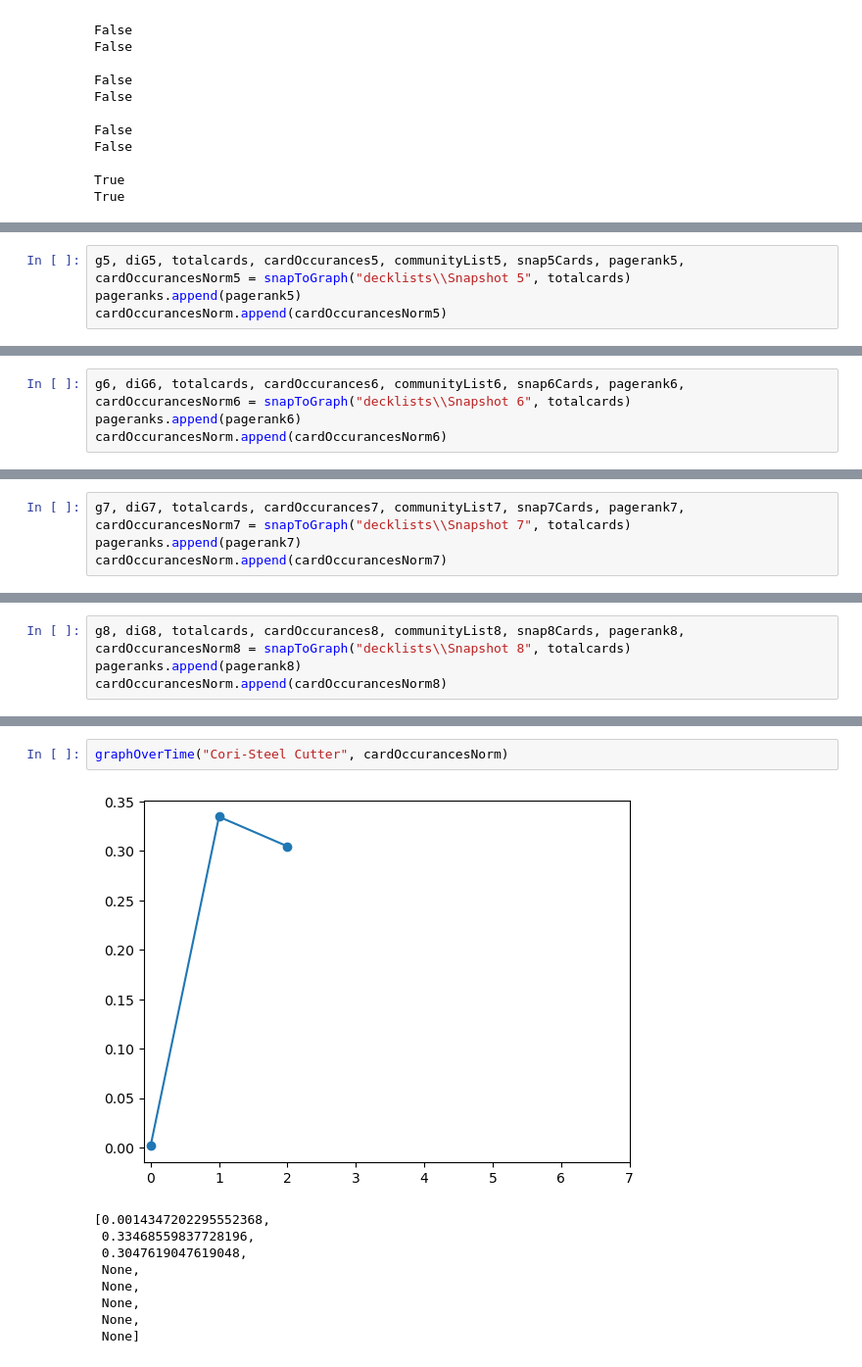
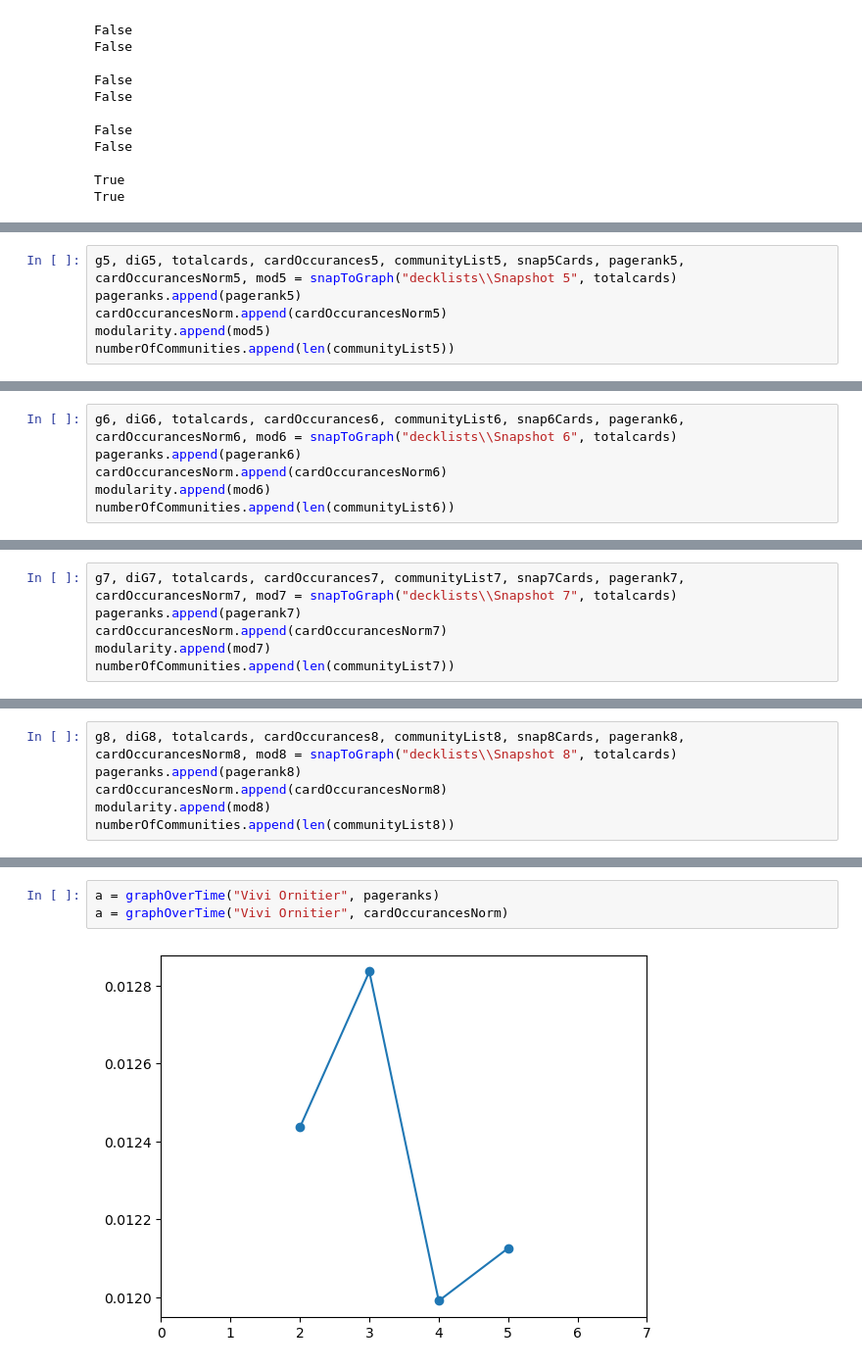
Before and after one commit to Liam-Caffrey/Capstone-Project, a Jupyter notebook: CapstoneProject.ipynb, the cells around one changed output, grey strips where cells are left out. Shown at 98% size. Drawn from its saved outputs; the diff is of its cells as text.

Commit message:
Add files via upload
implemented specific card cross snapshot tracking.
implemented basic reccomender

```diff
--- a/CapstoneProject.ipynb
+++ b/CapstoneProject.ipynb
@@ -786,7 +909,9 @@ Average degree                           :  27.252955082742318
 # %%
-g5, diG5, totalcards, cardOccurances5, communityList5, snap5Cards, pagerank5, cardOccurancesNorm5 = snapToGraph("decklists\\Snapshot 5", totalcards)
+g5, diG5, totalcards, cardOccurances5, communityList5, snap5Cards, pagerank5, cardOccurancesNorm5, mod5 = snapToGraph("decklists\\Snapshot 5", totalcards)
 pageranks.append(pagerank5)
 cardOccurancesNorm.append(cardOccurancesNorm5)
+modularity.append(mod5)
+numberOfCommunities.append(len(communityList5))
 # %% [output]
 -- Statisitcs --
    Snapshot               : decklists\Snapshot 5
@@ -808,7 +933,9 @@ Average degree                           :  20.407582938388625
 # %%
-g6, diG6, totalcards, cardOccurances6, communityList6, snap6Cards, pagerank6, cardOccurancesNorm6 = snapToGraph("decklists\\Snapshot 6", totalcards)
+g6, diG6, totalcards, cardOccurances6, communityList6, snap6Cards, pagerank6, cardOccurancesNorm6, mod6 = snapToGraph("decklists\\Snapshot 6", totalcards)
 pageranks.append(pagerank6)
 cardOccurancesNorm.append(cardOccurancesNorm6)
+modularity.append(mod6)
+numberOfCommunities.append(len(communityList6))
 # %% [output]
 -- Statisitcs --
    Snapshot               : decklists\Snapshot 6
@@ -830,7 +957,9 @@ Average degree                           :  24.275071633237822
 # %%
-g7, diG7, totalcards, cardOccurances7, communityList7, snap7Cards, pagerank7, cardOccurancesNorm7 = snapToGraph("decklists\\Snapshot 7", totalcards)
+g7, diG7, totalcards, cardOccurances7, communityList7, snap7Cards, pagerank7, cardOccurancesNorm7, mod7 = snapToGraph("decklists\\Snapshot 7", totalcards)
 pageranks.append(pagerank7)
 cardOccurancesNorm.append(cardOccurancesNorm7)
+modularity.append(mod7)
+numberOfCommunities.append(len(communityList7))
 # %% [output]
 -- Statisitcs --
    Snapshot               : decklists\Snapshot 7
@@ -852,7 +981,9 @@ Average degree                           :  33.31679389312977
 # %%
-g8, diG8, totalcards, cardOccurances8, communityList8, snap8Cards, pagerank8, cardOccurancesNorm8 = snapToGraph("decklists\\Snapshot 8", totalcards)
+g8, diG8, totalcards, cardOccurances8, communityList8, snap8Cards, pagerank8, cardOccurancesNorm8, mod8 = snapToGraph("decklists\\Snapshot 8", totalcards)
 pageranks.append(pagerank8)
 cardOccurancesNorm.append(cardOccurancesNorm8)
+modularity.append(mod8)
+numberOfCommunities.append(len(communityList8))
 # %% [output]
 -- Statisitcs --
    Snapshot               : decklists\Snapshot 8
@@ -887,12 +1040,5 @@ graphOverTime("Cori-Steel Cutter", pageranks)
 # %%
-graphOverTime("Cori-Steel Cutter", cardOccurancesNorm)
+a = graphOverTime("Vivi Ornitier", pageranks)
+a = graphOverTime("Vivi Ornitier", cardOccurancesNorm)
 # %% [output]
-[figure, old version]
+[figure, new version]
-[0.0014347202295552368,
- 0.33468559837728196,
- 0.3047619047619048,
- None,
- None,
- None,
- None,
- None]
```
Also changed, not shown: parts of 32 cells of this notebook.
